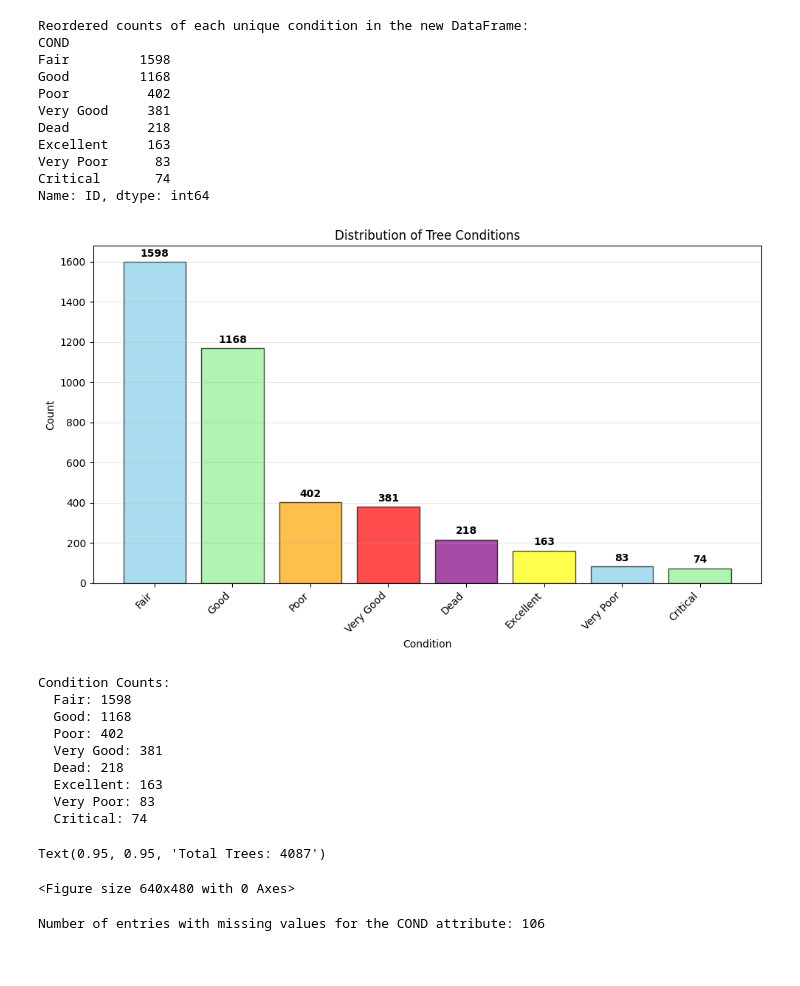
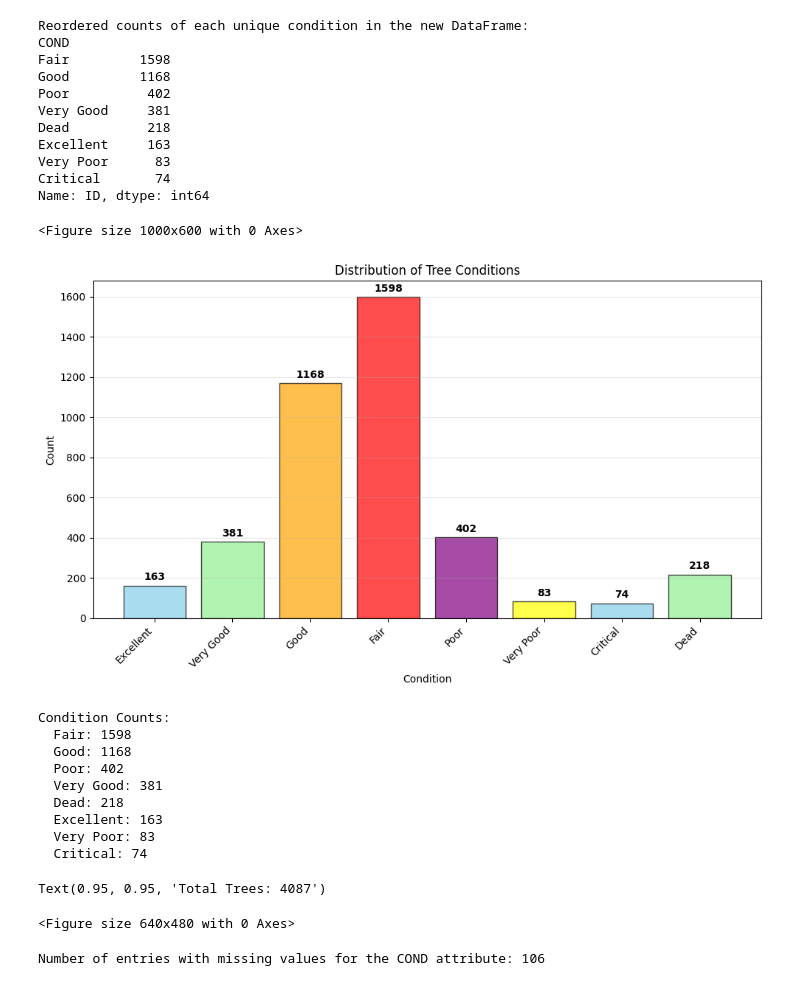
Before and after one commit to IaraKrasnoff/Week5JupyterNotebooks, a Jupyter notebook: CityOfNewarkDETreeSurvey/newark_de_tree_survey.ipynb, the cells around one changed output. Cells and saved outputs as stored; diff of their text form; code cells hidden in the pictures.

```diff
--- a/CityOfNewarkDETreeSurvey/newark_de_tree_survey.ipynb
+++ b/CityOfNewarkDETreeSurvey/newark_de_tree_survey.ipynb
@@ -218,45 +218,63 @@ condition_counts = new_df['COND'].value_counts()
 # Define colors for each condition - using actual condition values
 # Since COND contains condition descriptions, we'll use a general color scheme
 colors = ['skyblue', 'lightgreen', 'orange', 'red', 'purple', 'yellow'][:len(condition_counts)]
 
 # Create the bar plot
 bars = plt.bar(condition_counts.index, condition_counts.values, color=colors, alpha=0.7, edgecolor='black')
 
 plt.title('Distribution of Tree Conditions')
 plt.xlabel('Condition')
 plt.ylabel('Count')
 plt.xticks(rotation=45, ha='right')
 plt.grid(axis='y', alpha=0.3)
 
 # Add count labels on top of bars
 for bar, count in zip(bars, condition_counts.values):
     plt.text(bar.get_x() + bar.get_width()/2, bar.get_height() + max(condition_counts.values)*0.01,
              str(count), ha='center', va='bottom', fontweight='bold')
 
 plt.tight_layout()
+# Reorder the condition categories from 'Excellent' to 'Dead'
+desired_order = ['Excellent', 'Very Good', 'Good', 'Fair', 'Poor', 'Very Poor', 'Critical', 'Dead']
+ordered_counts = condition_counts.reindex(desired_order).dropna()
+
+# Redraw the bar plot with the new order
+plt.clf()
+plt.figure(figsize=(10, 6))
+bars = plt.bar(ordered_counts.index, ordered_counts.values, color=colors[:len(ordered_counts)], alpha=0.7, edgecolor='black')
+plt.title('Distribution of Tree Conditions')
+plt.xlabel('Condition')
+plt.ylabel('Count')
+plt.xticks(rotation=45, ha='right')
+plt.grid(axis='y', alpha=0.3)
+for bar, count in zip(bars, ordered_counts.values):
+    plt.text(bar.get_x() + bar.get_width()/2, bar.get_height() + max(ordered_counts.values)*0.01,
+             str(int(count)), ha='center', va='bottom', fontweight='bold')
+plt.tight_layout()
 plt.show()
 
 # Print the condition counts for reference
 print("Condition Counts:")
 for condition, count in condition_counts.items():
     print(f"  {condition}: {count}")
 
 # Add a box showing the total number of trees
 total_trees = condition_counts.sum()
 plt.gcf().text(0.95, 0.95, f"Total Trees: {total_trees}", fontsize=12, bbox=dict(facecolor='white', edgecolor='black'), ha='right', va='top', transform=plt.gcf().transFigure)
 # %% [output]
+<Figure size 1000x600 with 0 Axes>
-[figure, old version]
+[figure, new version]
-Condition Counts:
-  Fair: 1598
-  Good: 1168
-  Poor: 402
-  Very Good: 381
-  Dead: 218
-  Excellent: 163
-  Very Poor: 83
-  Critical: 74
-Text(0.95, 0.95, 'Total Trees: 4087')
+Condition Counts:
+  Fair: 1598
+  Good: 1168
+  Poor: 402
+  Very Good: 381
+  Dead: 218
+  Excellent: 163
+  Very Poor: 83
+  Critical: 74
-<Figure size 640x480 with 0 Axes>
+Text(0.95, 0.95, 'Total Trees: 4087')
+<Figure size 640x480 with 0 Axes>
 # %%
 # How many entries have missing values for the COND attribute? Why are these values missing?
 num_missing_cond = new_df['COND'].isnull().sum()
```
Also changed, not shown: 4 other files.
